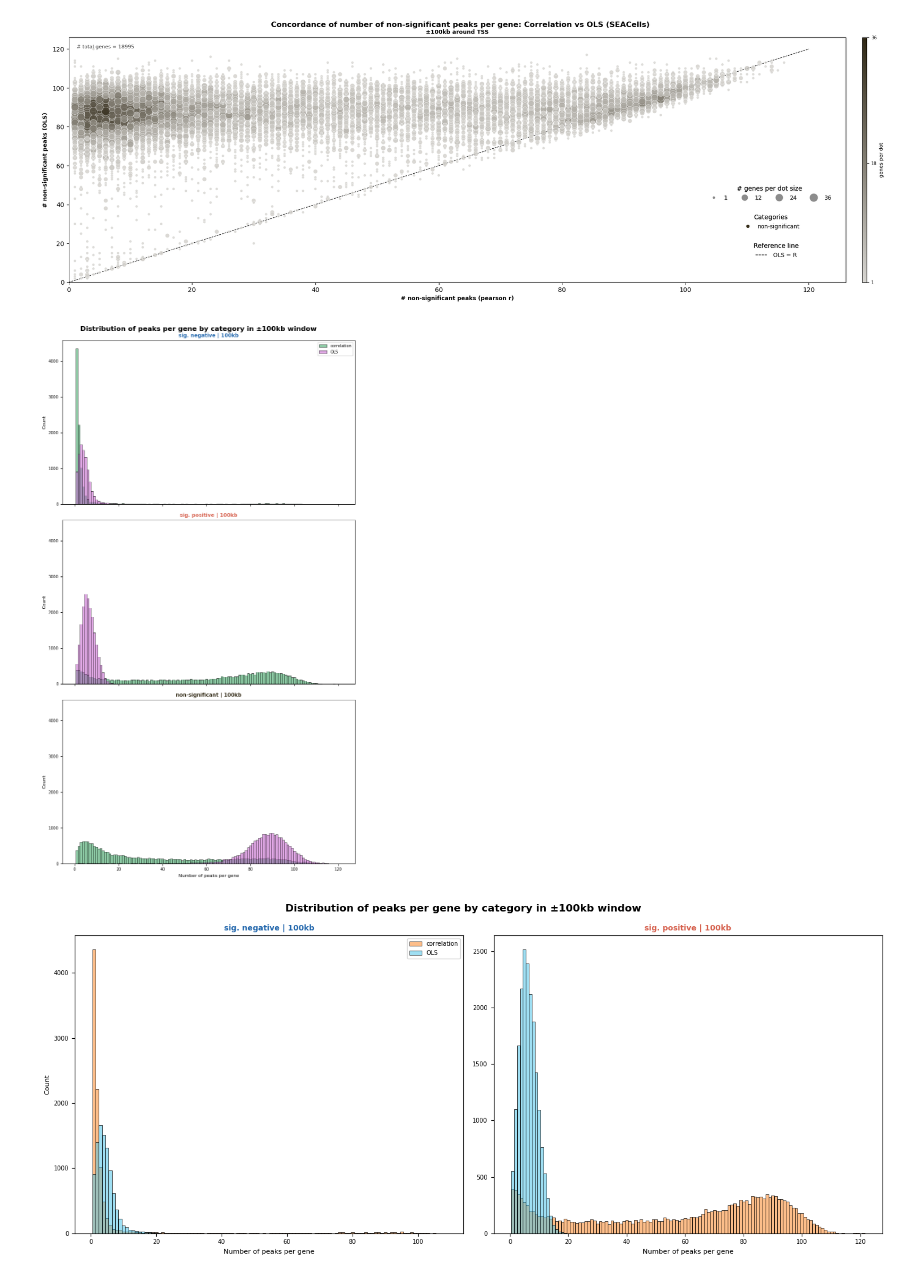
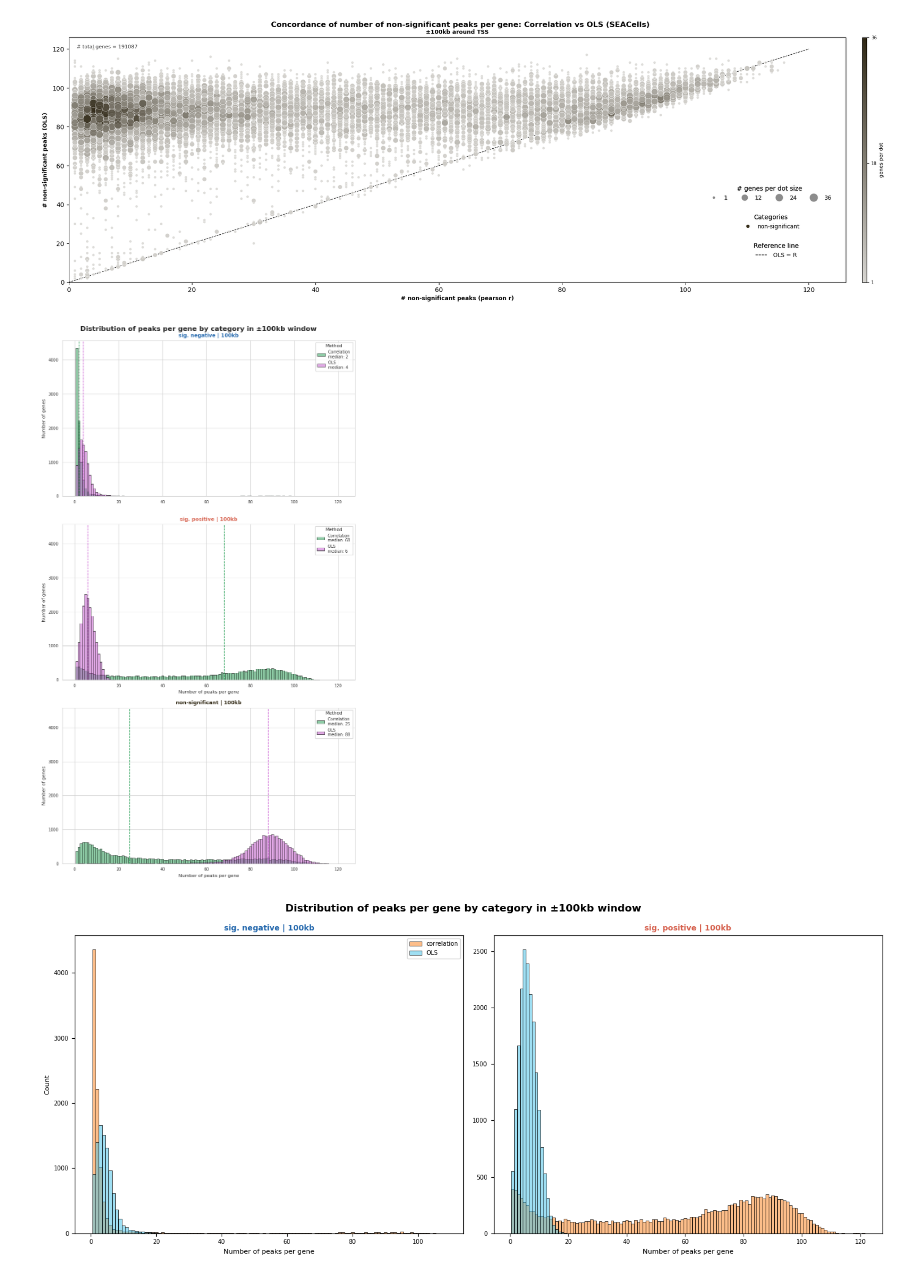
Before and after one commit to smin07/BA, a Jupyter notebook: notebooks/100kb_results_ols_vs_cor_sc.ipynb, the cells around one changed output. Cells and saved outputs as stored; diff of their text form; code cells hidden in the pictures.

Commit message:
updated results

```diff
--- a/notebooks/100kb_results_ols_vs_cor_sc.ipynb
+++ b/notebooks/100kb_results_ols_vs_cor_sc.ipynb
@@ -36,8 +36,7 @@ agg_cor_100kb_df.head()
 | 4 | 100kb | aaas | non-significant | 19 |
 # %%
 #read in the saved all_ols_dfs dataframe to confirm it was saved correctly
-ols_res_df = pd.read_csv("/home/fgsasse_lrs_1/Downloads/BA/BA_data/OLS/Results/ols_results_100kb_df_sc.csv")
-ols_res_100kb = ols_res_df[ols_res_df["window"] == "100kb"].copy()
+ols_res_100kb = pd.read_csv("/home/fgsasse_lrs_1/Downloads/BA/BA_data/OLS/Results/ols_results_100kb_df_sc.csv")
 ols_res_100kb.head()
 
 #aggregate the number of significant peaks per gene and category for OLS results
@@ -58,16 +57,12 @@ agg_ols_100kb_df.head()
 | 4 | 100kb | a2ml | sig. negative | 1 |
 # %%
 #merge the two aggregated dataframes on window, gene to compare the number of significant peaks per gene and category between correlation and OLS results
-
-#rename the count column in agg_cor_100kb_df to count_cor to avoid confusion with the count column in agg_ols_100kb_df
-agg_cor_100kb_df["count_cor"] = agg_cor_100kb_df['count']
-agg_ols_100kb_df["count_ols"] = agg_ols_100kb_df['count']
-
 agg_merged_df = pd.merge(
     agg_cor_100kb_df,
     agg_ols_100kb_df,
     on=["window", "gene", "category"],
     how="outer",
+    suffixes=("_cor", "_ols") #add suffixes to distinguish between the two counts in the merged dataframe
 )
 agg_merged_df.head()
 # %% [output]
@@ -140,7 +152,7 @@ fig, axes = plt.subplots(
     sharex=False, sharey=True,
 )
 
-axis_max = plot_sig_df[["count_cor", "count_ols"]].max().max()
+axis_max = plot_dedup[["count_cor", "count_ols"]].max().max()
 
 for row_i, category in enumerate(category_order):
     cmap = make_alpha_cmap(category_base_colors[category])
@@ -181,7 +193,7 @@ for row_i, category in enumerate(category_order):
         ax.plot([0, axis_max], [0, axis_max],
                 color="k", linestyle="--", linewidth=0.8, zorder=0)
         ax.set_xlim(0, axis_max*1.05)
-        ax.set_ylim(0, plot_sig_df[ "count_ols"].max()*1.05)
+        ax.set_ylim(0, plot_dedup[ "count_ols"].max()*1.05)
 
         if row_i == 0:
             ax.set_title("±100kb around TSS", fontsize=9, fontweight="bold")
@@ -278,7 +290,7 @@ fig.add_artist(cat_legend)  # ensure both persist (fig.legend can overwrite the
 fig.add_artist(size_legend)  # ensure both persist (fig.legend can overwrite the previous one's reference internally in some mpl versions)
 fig.add_artist(line_legend)  # ensure both persist (fig.legend can overwrite the previous one's reference internally in some mpl versions)
 
-plt.yticks(np.arange(0, plot_sig_df[ "count_ols"].max()+ 1, 2))
+plt.yticks(np.arange(0, plot_dedup[ "count_ols"].max()+ 1, 2))
 plt.suptitle(
     "Concordance of number ofsignificant peaks per gene: Correlation vs OLS (SEACells)",
     fontsize=12, y= 0.93, fontweight="bold",
@@ -349,7 +589,7 @@ fig, axes = plt.subplots(
     sharex=False, sharey=True,
 )
 
-axis_max = plot_non_sig_df[["count_cor", "count_ols"]].max().max()
+axis_max = plot_dedup[["count_cor", "count_ols"]].max().max()
 
 for row_i, category in enumerate(category_order):
     cmap = make_alpha_cmap(category_base_colors[category])
@@ -390,7 +630,7 @@ for row_i, category in enumerate(category_order):
         ax.plot([0, axis_max], [0, axis_max],
                 color="k", linestyle="--", linewidth=0.8, zorder=0)
         ax.set_xlim(0, axis_max*1.05)
-        ax.set_ylim(0, plot_non_sig_df[ "count_ols"].max()*1.05)
+        ax.set_ylim(0, plot_dedup[ "count_ols"].max()*1.05)
 
         if row_i == 0:
             ax.set_title("±100kb around TSS", fontsize=9, fontweight="bold")
@@ -515,10 +755,11 @@ plot_sig_df["category"] = pd.Categorical(
     ordered=True,
 )
 
-# Deduplicate to one row per unique (x, y, window, category) position
+#deduplicate to one row per unique (gene, window, category) position
 plot_dedup = plot_sig_df.drop_duplicates(
-    subset=["count_cor", "count_ols", "window", "category"]
+    subset=["gene", "window", "category"]
 ).copy()
+
 category_order = ["sig. negative", "sig. positive", "non-significant"]
 category_base_colors = {
     "sig. negative": "#2166ac",
@@ -526,12 +767,13 @@ category_base_colors = {
     "non-significant": "#332b17",
 }
 window_labels = ["100kb"]
-method_colors = {"correlation": "#1e9b4e", "OLS": "#c755d1"}
+method_colors = {"Correlation": "#1e9b4e", "OLS": "#c755d1"}
 
 fig, axes = plt.subplots(len(category_order),1, figsize=(8, 14), sharex=True, sharey=True)
 
+
 for row_idx, win in enumerate(window_labels):
-    win_data = plot_sig_df[plot_sig_df["window"] == win]
+    win_data = plot_dedup[plot_dedup["window"] == win]
 
     for col_idx, cat in enumerate(category_order):
         ax = axes[col_idx]
@@ -542,6 +784,10 @@ for row_idx, win in enumerate(window_labels):
             ax.set_axis_off()
             continue
 
+        #median values for each method
+        median_cor = cat_data["count_cor"].median()
+        median_ols = cat_data["count_ols"].median()
+
         bin_edges = np.linspace(combined_counts.min(), combined_counts.max(), 16)
         if np.unique(bin_edges).size < 2:
             bin_edges = np.array([combined_counts.min() - 0.5, combined_counts.max() + 0.5])
@@ -551,40 +797,46 @@ for row_idx, win in enumerate(window_labels):
             cat_data["count_cor"],
             #bins=bin_edges,
             alpha=0.5,
-            label="correlation",
-            color=method_colors["correlation"],
+            label=f"Correlation \nmedian: {median_cor:.0f} ",
+            color=method_colors["Correlation"],
             edgecolor="black",
             linewidth=0.5,
             discrete=True,
             ax = ax
 
         )
         # Plot OLS histogram
         sns.histplot(
             cat_data["count_ols"],
             #bins=bin_edges,
             alpha=0.5,
-            label="OLS",
+            label=f"OLS \nmedian: {median_ols:.0f} ",
             color=method_colors["OLS"],
             edgecolor="black",
             linewidth=0.5,
             discrete=True,
             ax = ax
         )
 
         ax.set_xlabel("Number of peaks per gene", fontsize=8)
-        ax.set_ylabel("Count", fontsize=8)
+        ax.set_ylabel("Number of genes", fontsize=8)
         ax.set_title(f"{cat} | {win}", fontsize=9, fontweight="bold", color=category_base_colors.get(cat, "k"))
         ax.tick_params(labelsize=7)
+        ax.legend(loc="upper right", fontsize=7, title="Method", title_fontsize=8, frameon=True)
 
-        if row_idx == 0 and col_idx == 0:
-            ax.legend(loc="upper right", fontsize=7)
+#add median lines for each histogram
+        median_cor = cat_data["count_cor"].median()
+        median_ols = cat_data["count_ols"].median()
+        ax.axvline(median_cor, color=method_colors["Correlation"], linestyle="--", linewidth=1)
+        ax.axvline(median_ols, color=method_colors["OLS"], linestyle="--", linewidth=1)
 
+        for ax in axes:
+            ax.tick_params(axis='x', labelbottom=True)
 fig.suptitle("Distribution of peaks per gene by category in ±100kb window", fontsize=12, fontweight="bold", y=0.98)
 plt.tight_layout()
 plt.show()
 # %% [output]
-[figure, old version]
+[figure, new version]
 # %%
 import matplotlib.pyplot as plt
 import seaborn as sns
```
Also changed, not shown: parts of 54 cells of this notebook, 5 other files.
